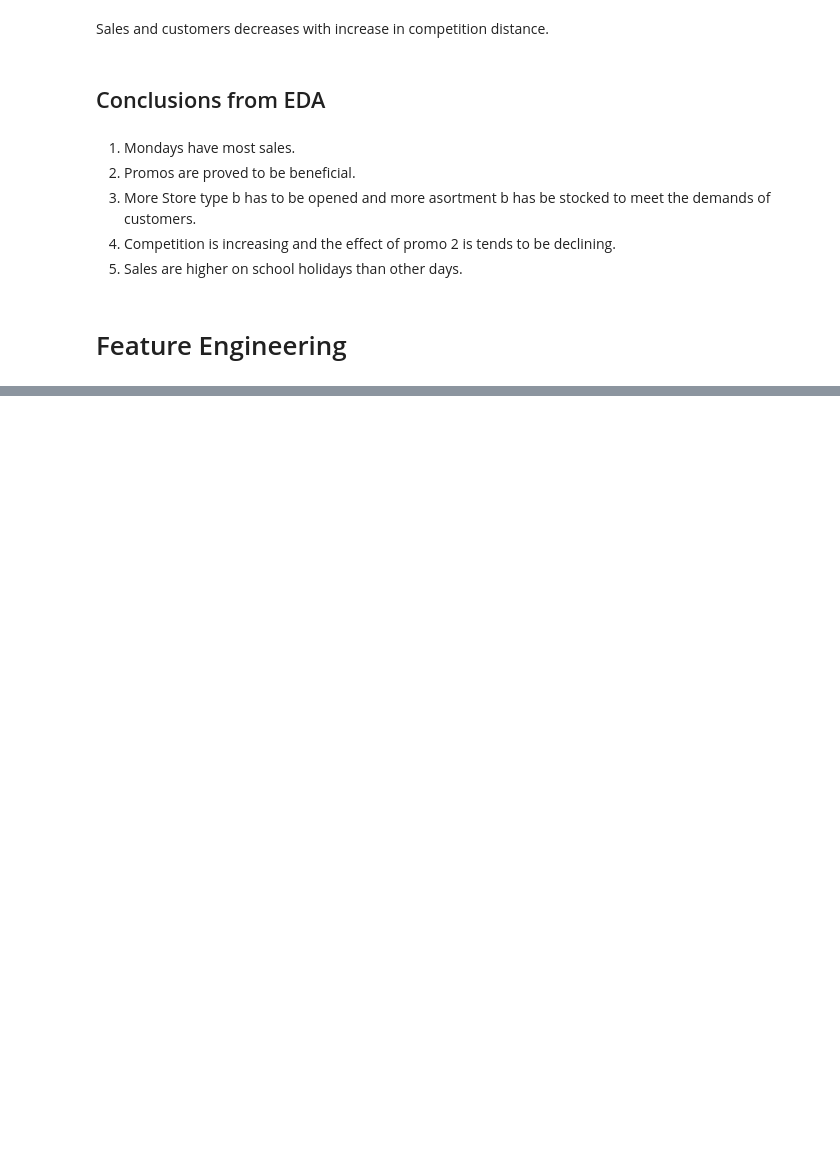
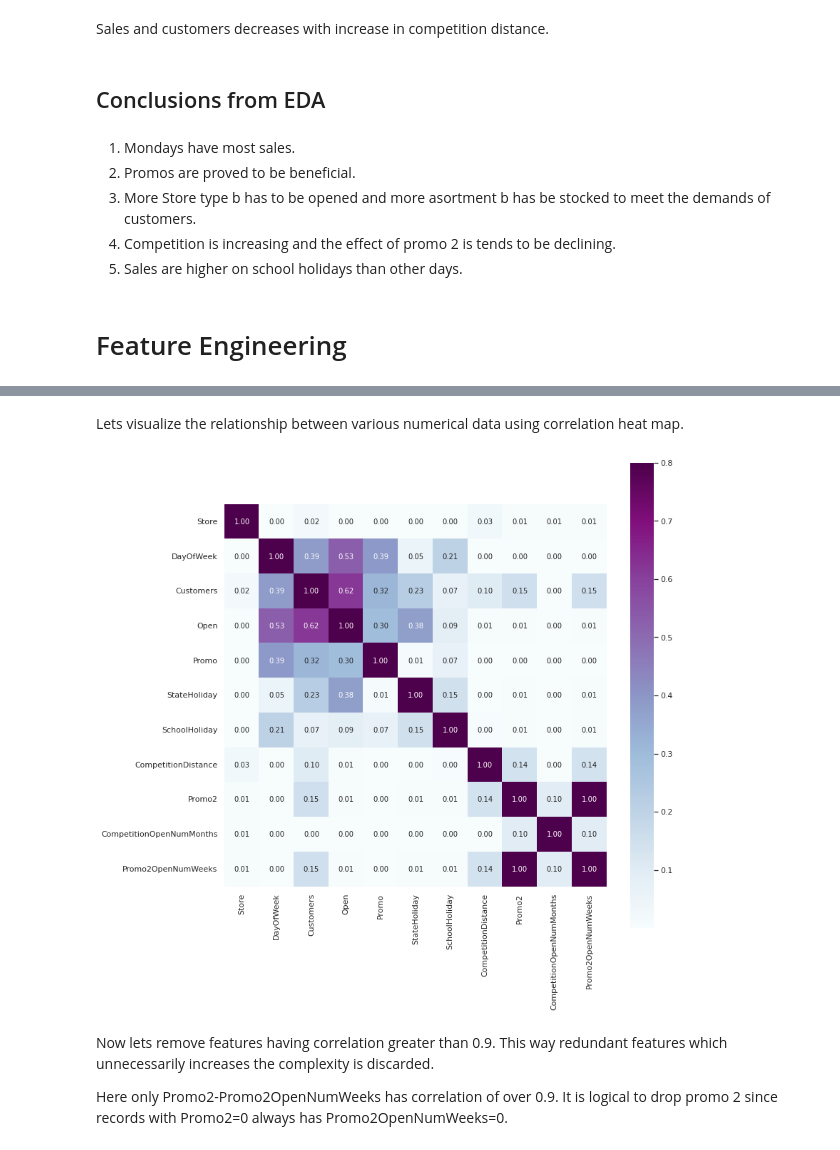
Before and after one commit to connect-midhunr/rossmann-sales-prediction, a Jupyter notebook: Rossmann_Sales_Prediction_Capstone_Project.ipynb, the cells around one changed output, grey strips where cells are left out. Drawn from its saved outputs; the diff is of its cells as text; code cells hidden in the pictures; blank space fills up the shorter version.

```diff
--- a/Rossmann_Sales_Prediction_Capstone_Project.ipynb
+++ b/Rossmann_Sales_Prediction_Capstone_Project.ipynb
@@ -770,0 +818,12 @@ Sales and customers decreases with increase in competition distance.
+# %%
+# create a new feature which shows the number of months passed since competition started
+rossmann_df['CompetitionOpenNumMonths'] = (rossmann_df['Year'] - rossmann_df['CompetitionOpenSinceYear']) * 12 + (rossmann_df['Month'] - rossmann_df['CompetitionOpenSinceMonth'])
+
+# create a new feature which shows the number of weeks passed since promo 2 started
+rossmann_df['Promo2OpenNumWeeks'] = (rossmann_df['Year'] - rossmann_df['Promo2SinceYear']) * 52 + (rossmann_df['WeekOfYear'] - rossmann_df['Promo2SinceWeek'])
+
+# drop unnecessary columns
+rossmann_df.drop(['CompetitionOpenSinceYear', 'CompetitionOpenSinceMonth', 'Promo2SinceYear', 'Promo2SinceWeek', 'WeekOfYear', 'Month', 'Year'], axis=1, inplace=True)
+
+# exploring the head of the resultant dataframe
+rossmann_df.head()
@@ -770,0 +837,15 @@ Sales and customers decreases with increase in competition distance.
+# %% [markdown]
+Lets visualize the relationship between various numerical data using correlation heat map.
+# %%
+# generate a correlation matrix using all the numerical features in the dataframe
+corr_mat = rossmann_df.loc[:, rossmann_df.columns != 'Sales'].corr().abs()
+
+# plot heatmap using correlation matrix
+fig, axes = plt.subplots(figsize=(12, 12))
+sns.heatmap(corr_mat, annot = True, fmt='.2f', annot_kws={'size': 10},  vmax=.8, square=True, cmap="BuPu");
+# %% [output]
+[figure, added]
+# %% [markdown]
+Now lets remove features having correlation greater than 0.9. This way redundant features which unnecessarily increases the complexity is discarded.
+
+Here only Promo2-Promo2OpenNumWeeks has correlation of over 0.9. It is logical to drop promo 2 since records with Promo2=0 always has Promo2OpenNumWeeks=0.
```
Also changed, not shown: parts of 25 cells of this notebook.
